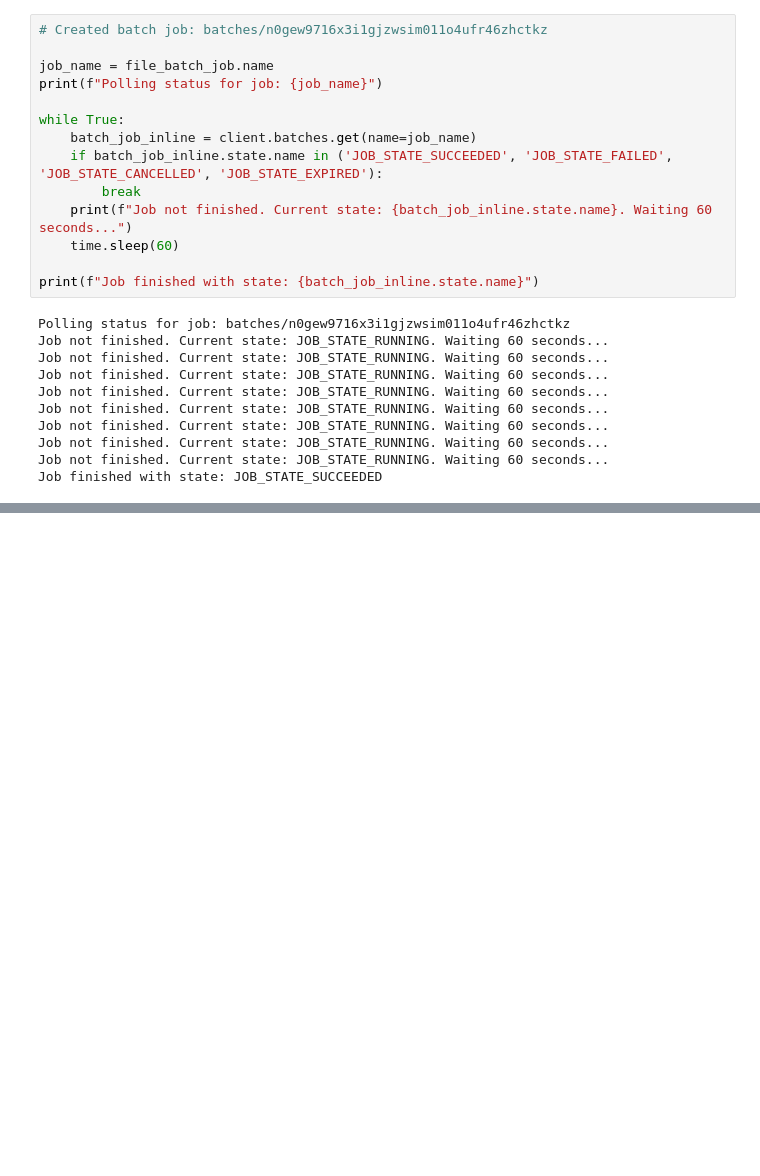
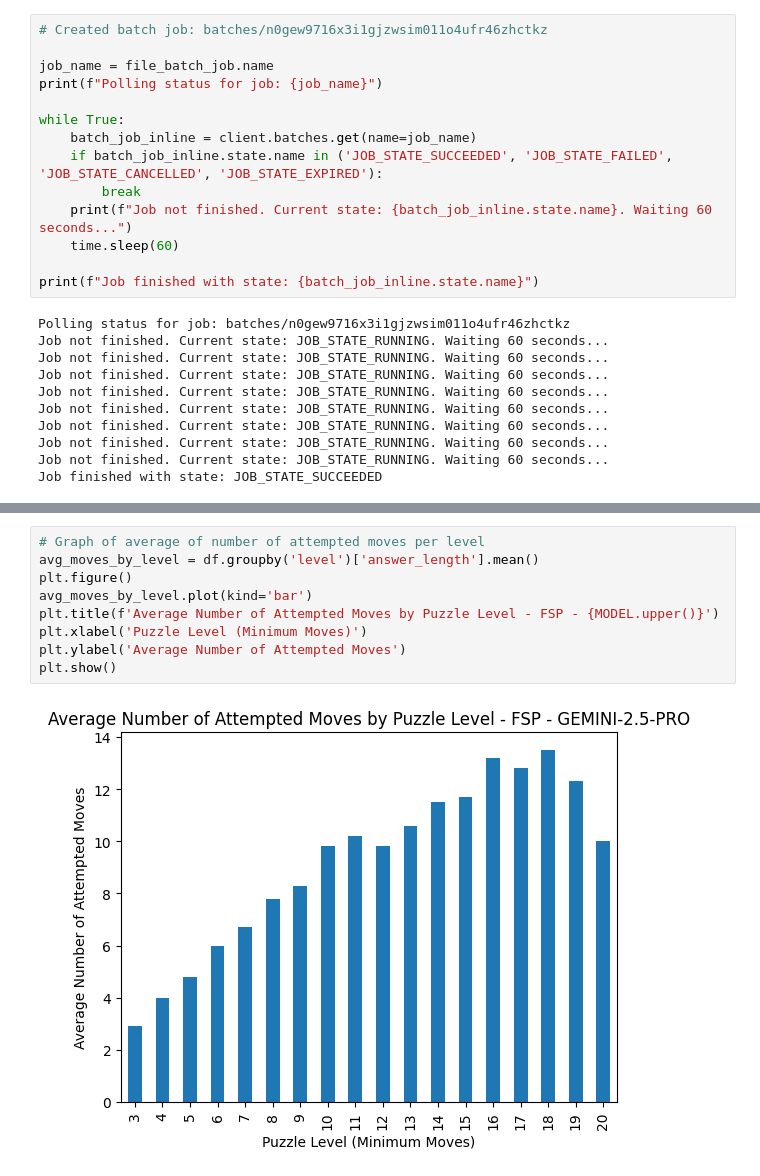
Before and after one commit to saintsauceee/visual-cot, a Jupyter notebook: eval/eval_gemini_fsp.ipynb, the cells around one changed output, grey strips where cells are left out. Cells and saved outputs as stored; diff of their text form; blank space fills up the shorter version.

```diff
--- a/eval/eval_gemini_fsp.ipynb
+++ b/eval/eval_gemini_fsp.ipynb
@@ -341,0 +393,11 @@ Saved batch output to ./eval/results/gemini/few_shots/results.json
+# %%
+# Graph of average of number of attempted moves per level
+avg_moves_by_level = df.groupby('level')['answer_length'].mean()
+plt.figure()
+avg_moves_by_level.plot(kind='bar')
+plt.title(f'Average Number of Attempted Moves by Puzzle Level - FSP - {MODEL.upper()}')
+plt.xlabel('Puzzle Level (Minimum Moves)')
+plt.ylabel('Average Number of Attempted Moves')
+plt.show()
+# %% [output]
+[figure, added]
```
Also changed, not shown: parts of 12 cells of this notebook, 33 other files.
